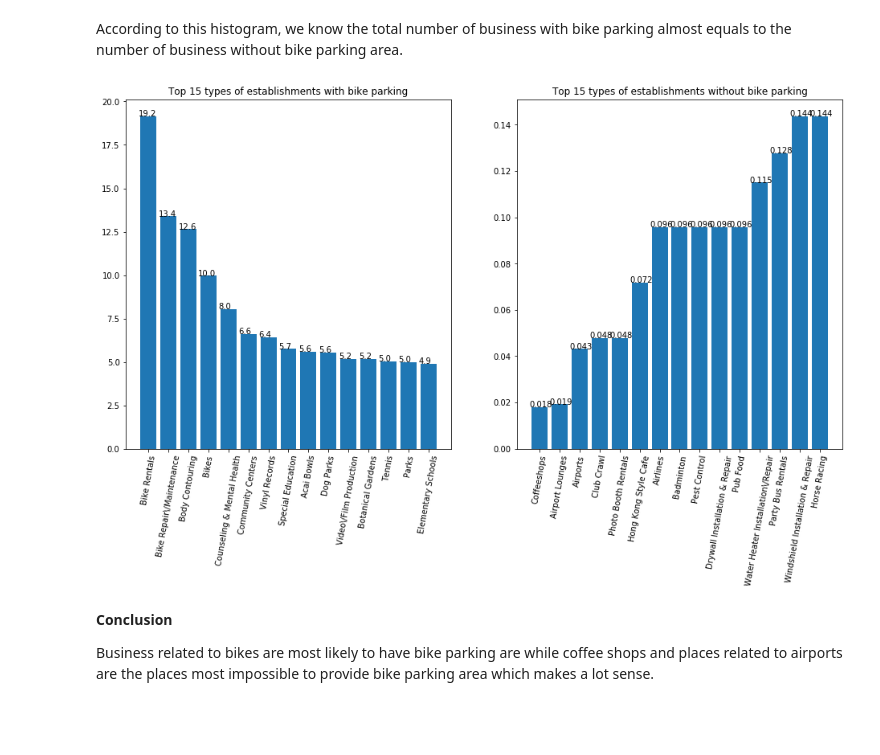
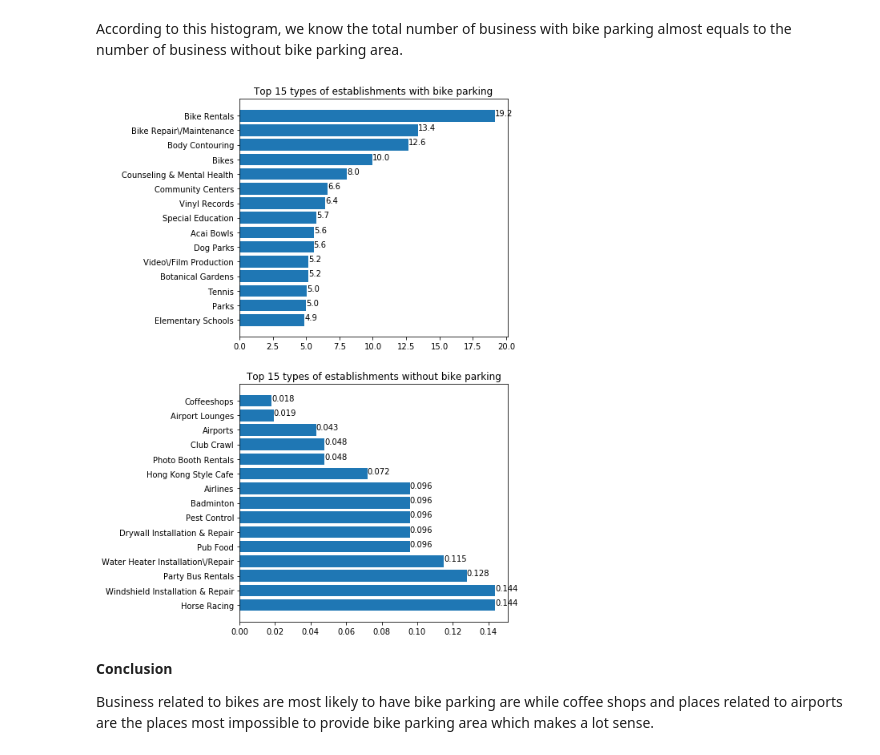
Before and after one commit to wsxwsx543/Yelp-Exploring, a Jupyter notebook: assignment2.ipynb, the cells around one changed output. Cells and saved outputs as stored; diff of their text form; code cells hidden in the pictures; blank space fills up the shorter version.

```diff
--- a/assignment2.ipynb
+++ b/assignment2.ipynb
@@ -325,9 +329,11 @@ sorted_restaurants_df = restaurants_categories_df.sort_values(by=['count'], asce
 top_15_restaurants = sorted_restaurants_df[:15].reset_index(drop=True)
 
 # Plot the bar plot.
-top_15_restaurants.plot.bar(x='category', y='count', rot=70, figsize=(6, 6))
 plt.title('Most 15 popular food prefered by public in North America\nBar is the most popular type of restaurants')
+plt.barh(y=top_15_restaurants['category'][::-1], width=top_15_restaurants['count'][::-1])
+
 for i in range(len(top_15_restaurants)):
-    plt.text(i - 0.55, top_15_restaurants['count'][i] + 50, s=str(top_15_restaurants['count'][i]))
+    plt.text(top_15_restaurants['count'][len(top_15_restaurants) - i - 1], i - .15, s=str(top_15_restaurants['count'][len(top_15_restaurants) - i - 1]))
+
 plt.show()
 # %% [output]
@@ -418,34 +424,29 @@ According to this histogram, we know the total number of business with bike park
 # %%
 # Find top 15 categories with bike parking and without bike parking.
 categories_percentage_df = pd.DataFrame.from_dict({'category': list(categories_percentage.keys()), 'coefficient': list(categories_percentage.values())})
 categories_percentage_sorted_ascending = categories_percentage_df.sort_values(by=['coefficient'], ascending=True).reset_index(drop=True)
 categories_percentage_sorted_descending = categories_percentage_df.sort_values(by=['coefficient'], ascending=False).reset_index(drop=True)
 allow_bike_parking_trend = categories_percentage_sorted_descending[:15]
 disallow_bike_parking_trend = categories_percentage_sorted_ascending[:15]
 
 # Visualize the result in bar.
-fig, ax = plt.subplots(1, 2, figsize=(16, 8))
+fig, ax = plt.subplots(2, 1, figsize=(6, 12))
 
-ax[0].bar(x=allow_bike_parking_trend['category'], height=allow_bike_parking_trend['coefficient'])
-ax[1].bar(x=disallow_bike_parking_trend['category'], height=disallow_bike_parking_trend['coefficient'])
+ax[0].barh(y=allow_bike_parking_trend['category'][::-1], width=allow_bike_parking_trend['coefficient'][::-1])
+ax[1].barh(y=disallow_bike_parking_trend['category'][::-1], width=disallow_bike_parking_trend['coefficient'][::-1])
 
 # Set title for subplots.
 ax[0].set_title('Top 15 types of establishments with bike parking')
 ax[1].set_title('Top 15 types of establishments without bike parking')
 
-# Rotate the x-axis.
-for i in range(len(ax)):
-    for tick in ax[i].get_xticklabels():
-        tick.set_rotation(80)
-
 # Label the coefficient.
 for i in range(len(allow_bike_parking_trend)):
-    ax[0].text(i - 0.5, allow_bike_parking_trend['coefficient'][i], '{0:.1f}'.format(allow_bike_parking_trend['coefficient'][i]))
+    ax[0].text(allow_bike_parking_trend['coefficient'][len(allow_bike_parking_trend) - i - 1], i, '{0:.1f}'.format(allow_bike_parking_trend['coefficient'][len(allow_bike_parking_trend) - i - 1]))
 
 for i in range(len(disallow_bike_parking_trend)):
-    ax[1].text(i - 0.5, disallow_bike_parking_trend['coefficient'][i], '{0:.3f}'.format(disallow_bike_parking_trend['coefficient'][i]))
+    ax[1].text(disallow_bike_parking_trend['coefficient'][len(disallow_bike_parking_trend) - i - 1], i, '{0:.3f}'.format(disallow_bike_parking_trend['coefficient'][len(disallow_bike_parking_trend) - i - 1]))
 # %% [output]
-[figure, old version]
+[figure, new version]
 # %% [markdown]
 **Conclusion**
 
```
Also changed, not shown: parts of 13 cells of this notebook.
